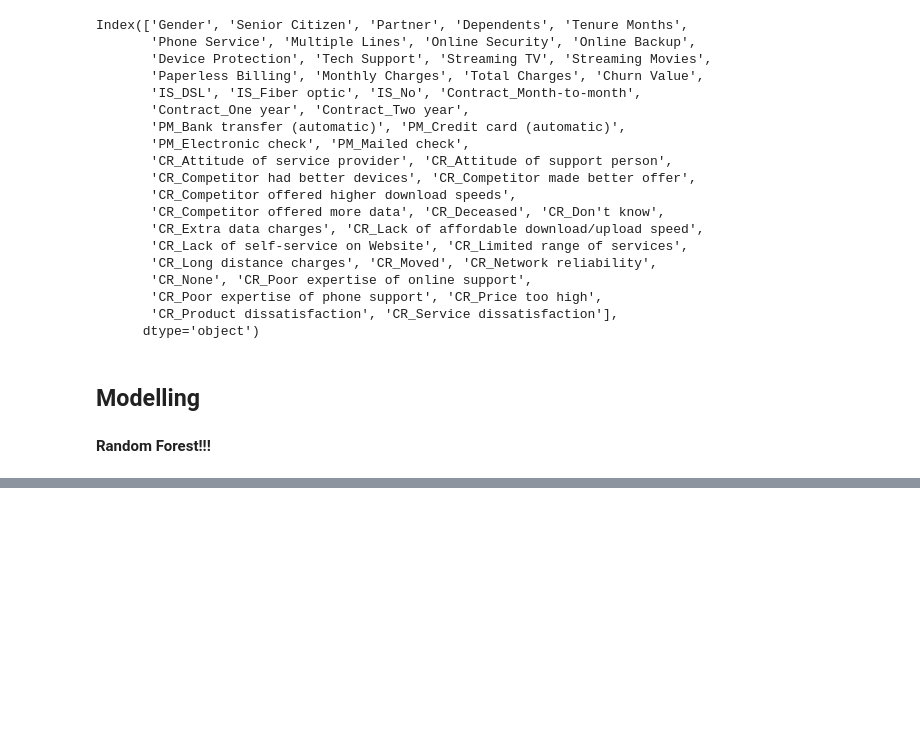
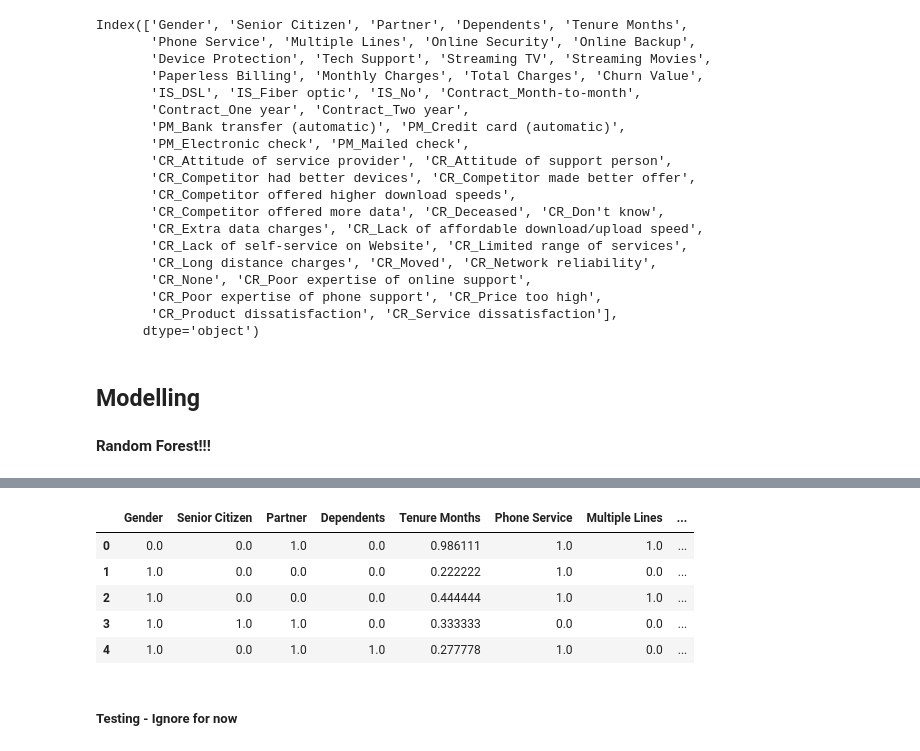
Before and after one commit to ldearlove/Digital-Futures-Swan-Project, a Jupyter notebook: AA.ipynb, the cells around one changed output, grey strips where cells are left out. Saved outputs shown, nothing was run; the diff lists cells and outputs as text; code cells hidden in the pictures; blank space fills up the shorter version.

```diff
--- a/AA.ipynb
+++ b/AA.ipynb
@@ -349,0 +469,15 @@ rf = RandomForestClassifier(n_estimators=50)
+# %%
+# # Encode categorical variables
+# le = LabelEncoder()
+# for col in X_train_fe.select_dtypes(include=['object']).columns:
+#     X_train_fe[col] = le.fit_transform(X_train_fe[col])
+#     X_test_fe[col] = le.transform(X_test_fe[col])
+
+
+# Differnt Scalers
+scaler = MinMaxScaler()
+#scaler = StandardScaler()
+
+# Scale the features
+X_train_fes = scaler.fit_transform(X_train_fe)  # Fit on train data and transform it
+X_test_fes = scaler.transform(X_test_fe)
@@ -349,0 +579,14 @@ rf = RandomForestClassifier(n_estimators=50)
+# %%
+X_train_fes = pd.DataFrame(X_train_fes, columns=X_train_fe.columns)
+X_test_fes = pd.DataFrame(X_test_fes, columns=X_test_fe.columns)
+# %%
+X_train_fes.head()
+# %% [output]
+|  | Gender | Senior Citizen | Partner | Dependents | Tenure Months | Phone Service | Multiple Lines | ... |
+| 0 | 0.0 | 0.0 | 1.0 | 0.0 | 0.986111 | 1.0 | 1.0 | ... |
+| 1 | 1.0 | 0.0 | 0.0 | 0.0 | 0.222222 | 1.0 | 0.0 | ... |
+| 2 | 1.0 | 0.0 | 0.0 | 0.0 | 0.444444 | 1.0 | 1.0 | ... |
+| 3 | 1.0 | 1.0 | 1.0 | 0.0 | 0.333333 | 0.0 | 0.0 | ... |
+| 4 | 1.0 | 0.0 | 1.0 | 1.0 | 0.277778 | 1.0 | 0.0 | ... |
+# %% [markdown]
+##### Testing - Ignore for now
```
Also changed, not shown: parts of 46 cells of this notebook.
